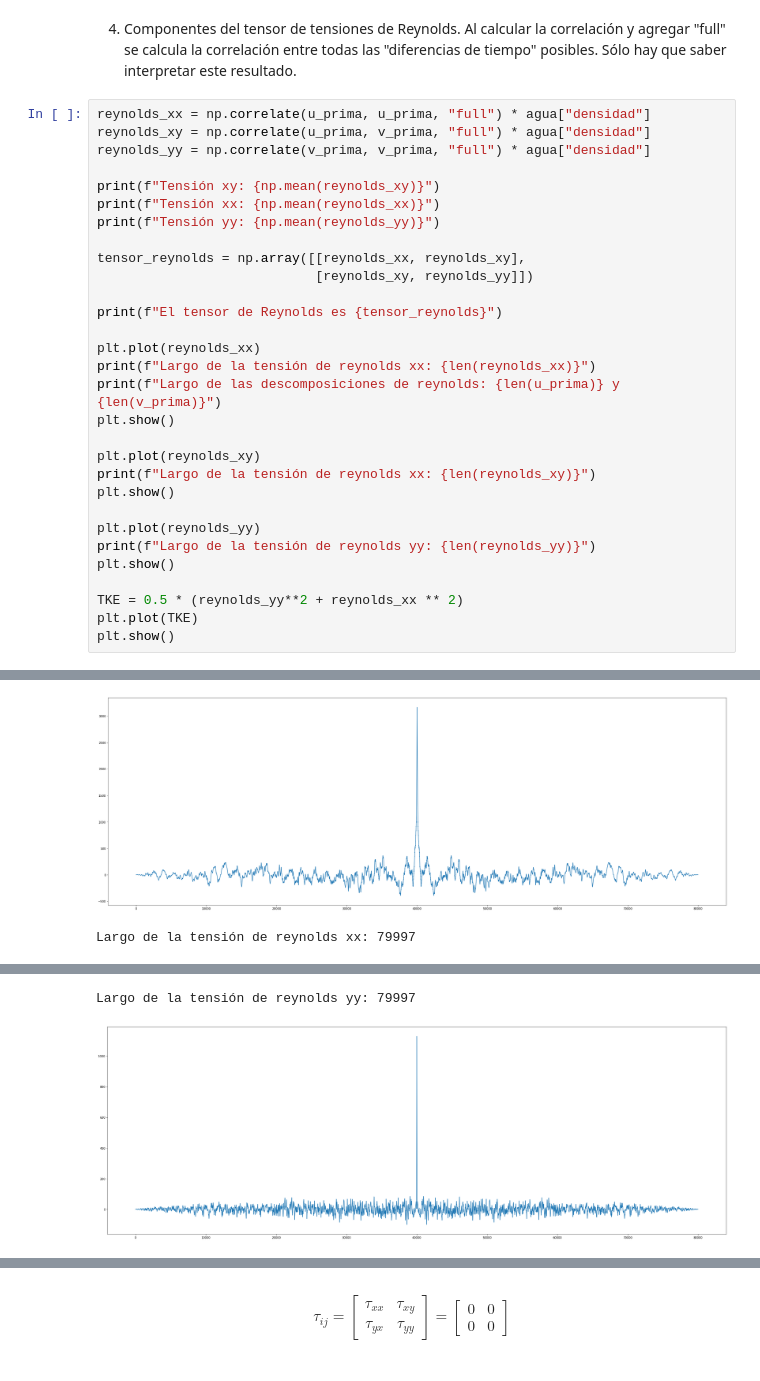
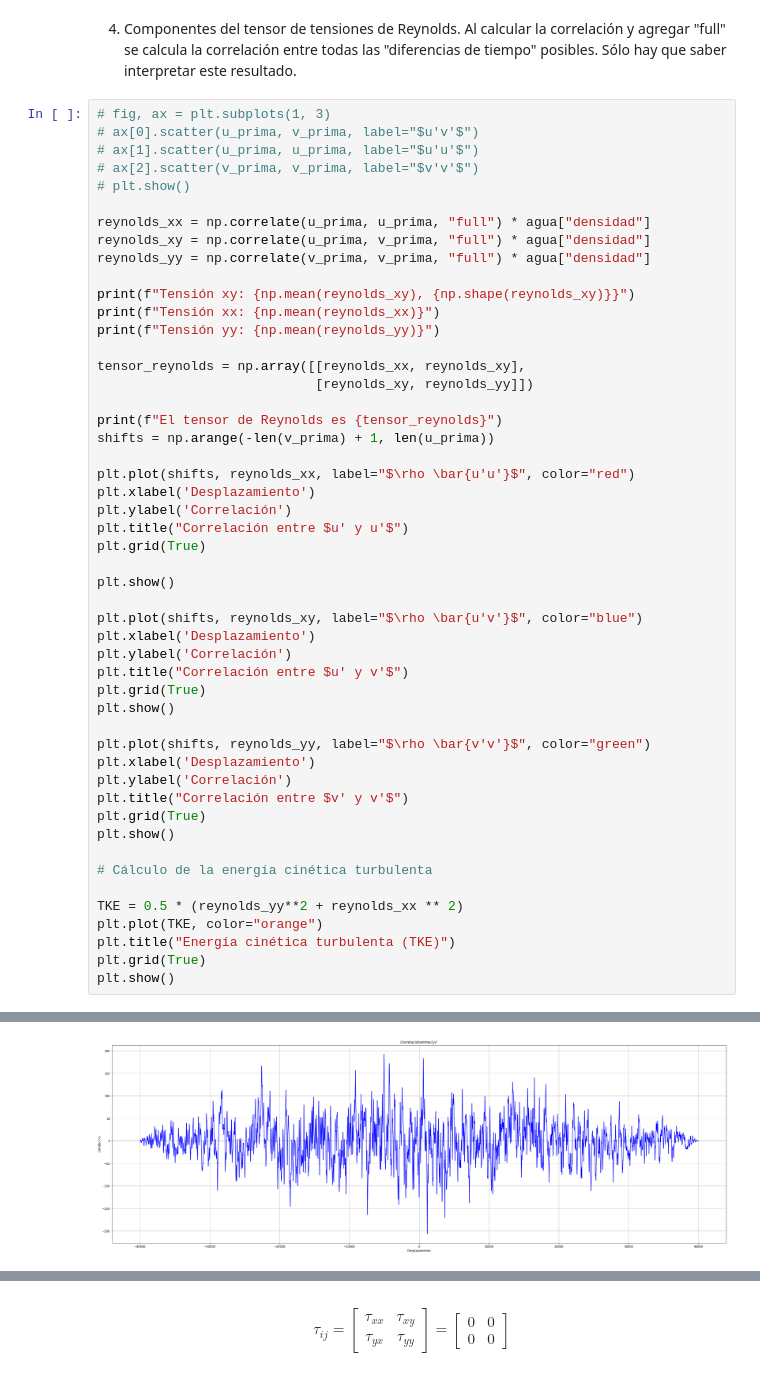
Before and after one commit to AlonsoEspinoza8/Proyecto-ICH1104, a Jupyter notebook: proyecto.ipynb, the cells around one changed output, grey strips where cells are left out. Saved outputs shown, nothing was run; the diff lists cells and outputs as text.

```diff
--- a/proyecto.ipynb
+++ b/proyecto.ipynb
@@ -257,11 +263,17 @@ plt.show()
 # %% [markdown]
 4) Componentes del tensor de tensiones de Reynolds. Al calcular la correlación y agregar "full" se calcula la correlación entre todas las "diferencias de tiempo" posibles. Sólo hay que saber interpretar este resultado.
 # %%
+# fig, ax = plt.subplots(1, 3)
+# ax[0].scatter(u_prima, v_prima, label="$u'v'$")
+# ax[1].scatter(u_prima, u_prima, label="$u'u'$")
+# ax[2].scatter(v_prima, v_prima, label="$v'v'$")
+# plt.show()
+
 reynolds_xx = np.correlate(u_prima, u_prima, "full") * agua["densidad"]
 reynolds_xy = np.correlate(u_prima, v_prima, "full") * agua["densidad"]
 reynolds_yy = np.correlate(v_prima, v_prima, "full") * agua["densidad"]
 
-print(f"Tensión xy: {np.mean(reynolds_xy)}")
+print(f"Tensión xy: {np.mean(reynolds_xy), {np.shape(reynolds_xy)}}")
 print(f"Tensión xx: {np.mean(reynolds_xx)}")
 print(f"Tensión yy: {np.mean(reynolds_yy)}")
 
@@ -269,21 +281,35 @@ tensor_reynolds = np.array([[reynolds_xx, reynolds_xy],
                             [reynolds_xy, reynolds_yy]])
 
 print(f"El tensor de Reynolds es {tensor_reynolds}")
+shifts = np.arange(-len(v_prima) + 1, len(u_prima))
 
-plt.plot(reynolds_xx)
-print(f"Largo de la tensión de reynolds xx: {len(reynolds_xx)}")
-print(f"Largo de las descomposiciones de reynolds: {len(u_prima)} y {len(v_prima)}")
+plt.plot(shifts, reynolds_xx, label="$\rho \bar{u'u'}$", color="red")
+plt.xlabel('Desplazamiento')
+plt.ylabel('Correlación')
+plt.title("Correlación entre $u' y u'$")
+plt.grid(True)
+
 plt.show()
 
-plt.plot(reynolds_xy)
-print(f"Largo de la tensión de reynolds xx: {len(reynolds_xy)}")
+plt.plot(shifts, reynolds_xy, label="$\rho \bar{u'v'}$", color="blue")
+plt.xlabel('Desplazamiento')
+plt.ylabel('Correlación')
+plt.title("Correlación entre $u' y v'$")
+plt.grid(True)
 plt.show()
 
-plt.plot(reynolds_yy)
-print(f"Largo de la tensión de reynolds yy: {len(reynolds_yy)}")
+plt.plot(shifts, reynolds_yy, label="$\rho \bar{v'v'}$", color="green")
+plt.xlabel('Desplazamiento')
+plt.ylabel('Correlación')
+plt.title("Correlación entre $v' y v'$")
+plt.grid(True)
 plt.show()
 
+# Cálculo de la energía cinética turbulenta
+
 TKE = 0.5 * (reynolds_yy**2 + reynolds_xx ** 2)
-plt.plot(TKE)
+plt.plot(TKE, color="orange")
+plt.title("Energía cinética turbulenta (TKE)")
+plt.grid(True)
 plt.show()
 # %% [output]
@@ -304,2 +328,0 @@ Largo de las descomposiciones de reynolds: 39999 y 39999
-[figure, old version]
-Largo de la tensión de reynolds xx: 79997
@@ -307,2 +330 @@ Largo de la tensión de reynolds xx: 79997
-Largo de la tensión de reynolds yy: 79997
-[figure, old version]
+[figure, new version]
```
Also changed, not shown: parts of 13 cells of this notebook.
